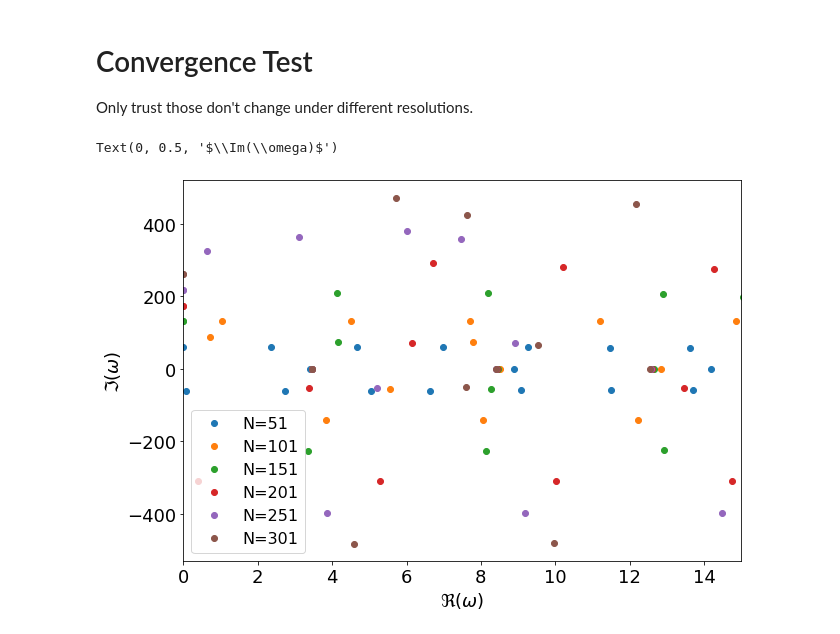
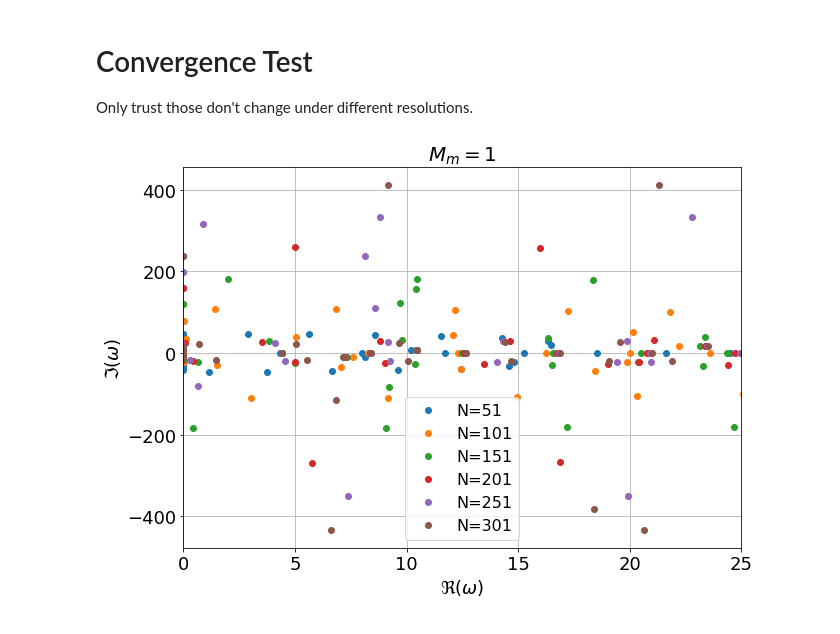
Before and after one commit to HuntFeng/magnetic-nozzle-spectral-instability, a Jupyter notebook: convergence-test.ipynb, the cells around one changed output. Saved outputs shown, nothing was run; the diff lists cells and outputs as text; code cells hidden in the pictures.

```diff
--- a/convergence-test.ipynb
+++ b/convergence-test.ipynb
@@ -5,6 +5,8 @@ Only trust those don't change under different resolutions.
 from functions import Plasma, Spectral
 import numpy as np
 import matplotlib.pyplot as plt
+import matplotlib_settting
+plt.rcParams["figure.facecolor"] = "white"
 from scipy.special import lambertw
 from tqdm import tqdm
 
@@ -26,7 +28,7 @@ def velocity_profile(M, Mm, x, constant_velocity=False,acclerting=True):
         v = M(x, Mm=Mm, k=-1) # supersonic velocity profile
     return v
 # %%
-Mm = 1.5
+Mm = 1
 accelerating = False
 constant_velocity = False
 B0 = 1
@@ -61,16 +63,20 @@ for N in tqdm(N_range):
     Vs.append(np.pad(V, ((1,1),(0,0))))
 # %%
 # phase space
+
 plt.figure(figsize=(10,7))
 
 for i, N in enumerate(N_range):
     omega = omegas[i]
     plt.plot(omega.real, omega.imag, 'o', label=f"N={N}")
 plt.legend()
-plt.xlim(0,15)
+plt.xlim(0,25)
 # plt.ylim(-10,10)
 plt.xlabel("$\Re(\omega)$")
 plt.ylabel("$\Im(\omega)$")
+plt.title(f"$M_m=${Mm}")
+# plt.title("Accelerating")
+# plt.title("Decelerating")
+plt.grid()
 # %% [output]
-Text(0, 0.5, '$\\Im(\\omega)$')
-[figure, old version]
+[figure, new version]
```
Also changed, not shown: parts of 3 cells of this notebook, 21 other files.
